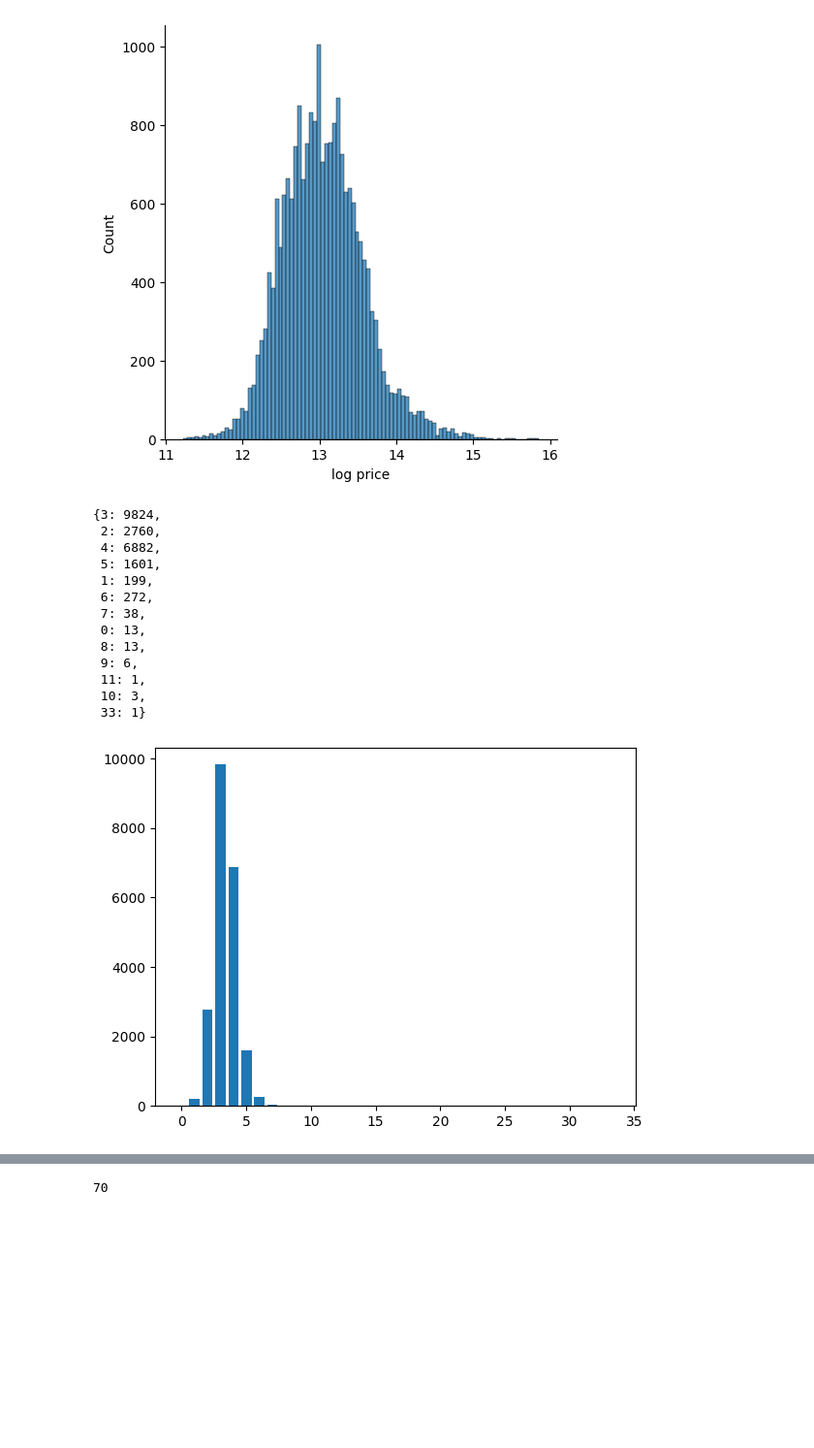
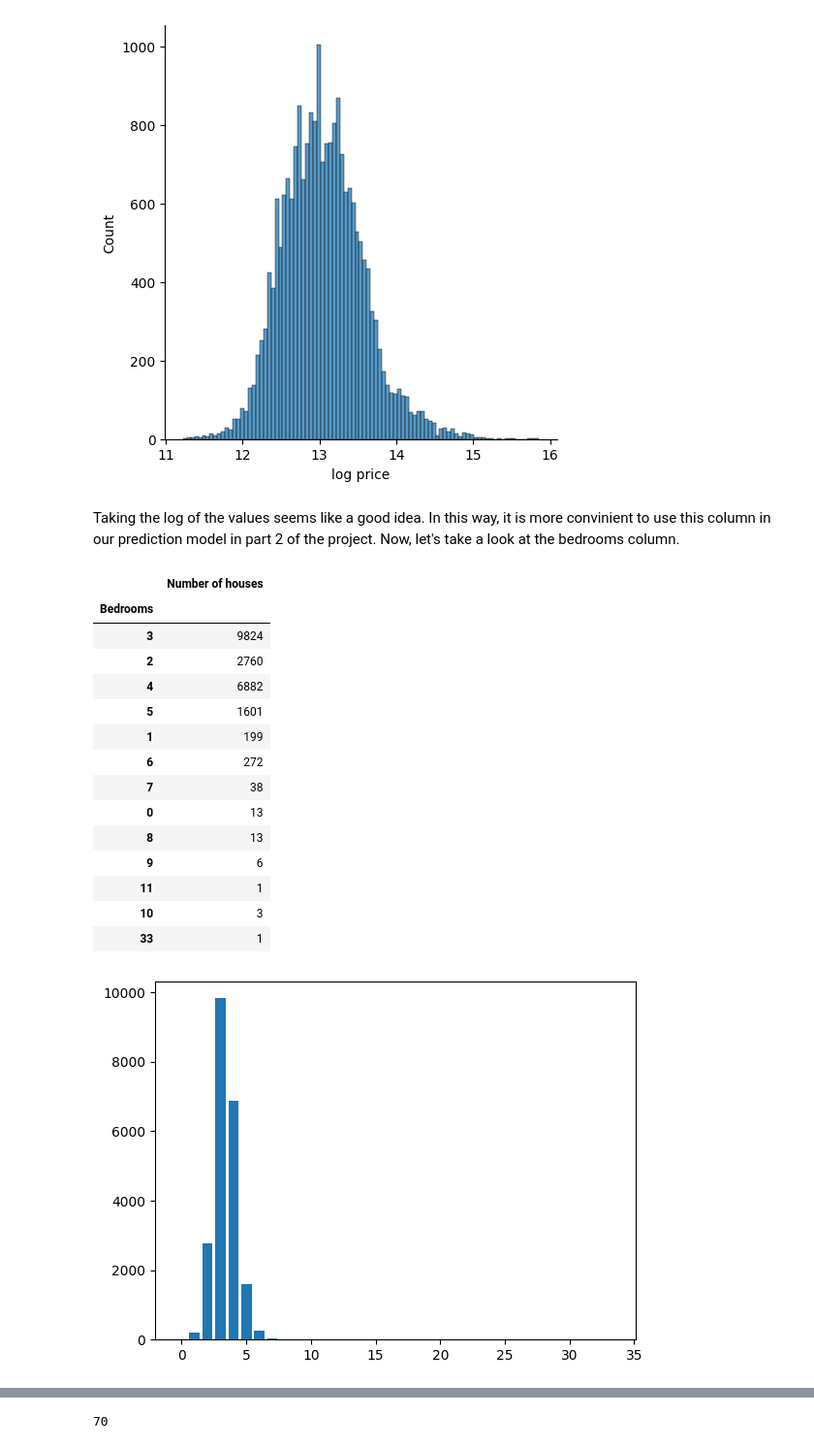
Before and after one commit to Sanketb2312/Info251-final-project, a Jupyter notebook: houseprediction.ipynb, the cells around one changed output, grey strips where cells are left out. Shown: that part at 97% size. Saved outputs shown, nothing was run; the diff lists cells and outputs as text; code cells hidden in the pictures; blank space fills up the shorter version.

```diff
--- a/houseprediction.ipynb
+++ b/houseprediction.ipynb
@@ -101,31 +101,35 @@ sns.displot(data['log price'])
 <seaborn.axisgrid.FacetGrid at 0x...>
 [figure]
 [figure]
+# %% [markdown]
+Taking the log of the values seems like a good idea. In this way, it is more convinient to use this column in our prediction model in part 2 of the project. Now, let's take a look at the bedrooms column.
 # %%
 
 bedroom_unique_values = data['bedrooms'].unique()
 
 def houses_by_bedrooms(df, n_bedrooms):
     return df[df['bedrooms']==n_bedrooms]['id'].count()
 
 n_houses_by_bedrooms = {}
 for bedroom in bedroom_unique_values:
     n_houses = houses_by_bedrooms(data, bedroom)
     n_houses_by_bedrooms[bedroom] = n_houses
 plt.bar(list(n_houses_by_bedrooms.keys()), list(n_houses_by_bedrooms.values()))
-n_houses_by_bedrooms
+display(pd.DataFrame(n_houses_by_bedrooms.items(), columns=['Bedrooms', 'Number of houses']).set_index('Bedrooms'))
 # %% [output]
-{3: 9824,
- 2: 2760,
- 4: 6882,
- 5: 1601,
- 1: 199,
- 6: 272,
- 7: 38,
- 0: 13,
- 8: 13,
- 9: 6,
- 11: 1,
- 10: 3,
- 33: 1}
+|  | Number of houses |
+| Bedrooms |  |
+| 3 | 9824 |
+| 2 | 2760 |
+| 4 | 6882 |
+| 5 | 1601 |
+| 1 | 199 |
+| 6 | 272 |
+| 7 | 38 |
+| 0 | 13 |
+| 8 | 13 |
+| 9 | 6 |
+| 11 | 1 |
+| 10 | 3 |
+| 33 | 1 |
 [figure]
```
Also changed, not shown: parts of 11 cells of this notebook.
